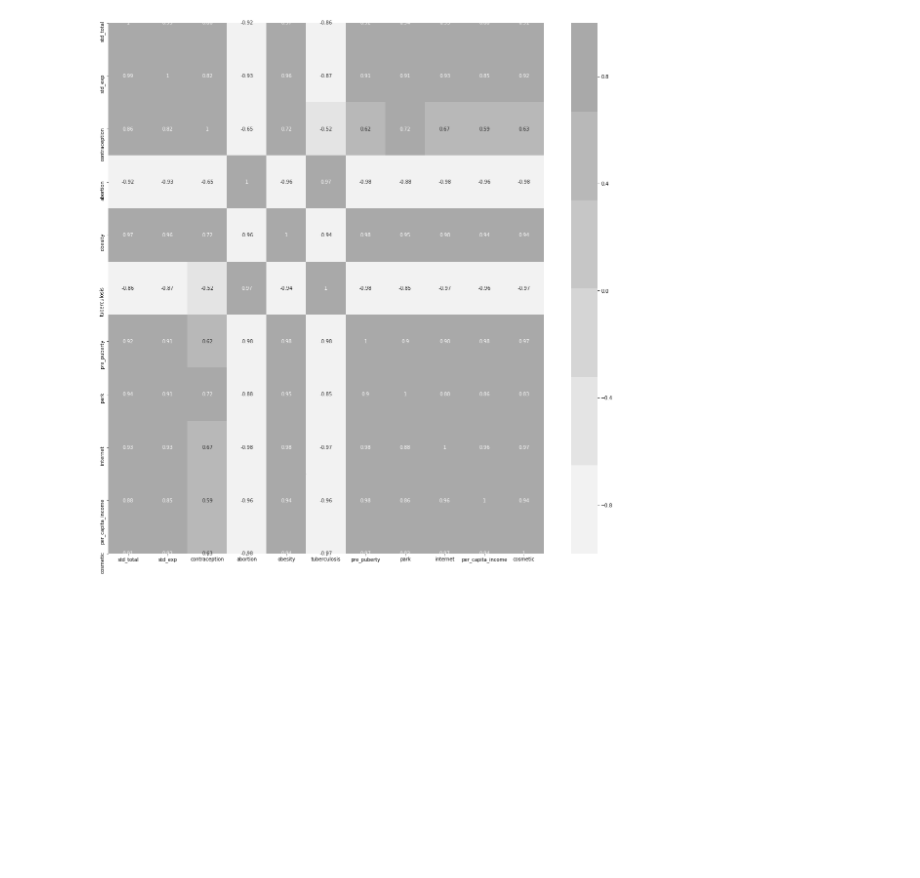
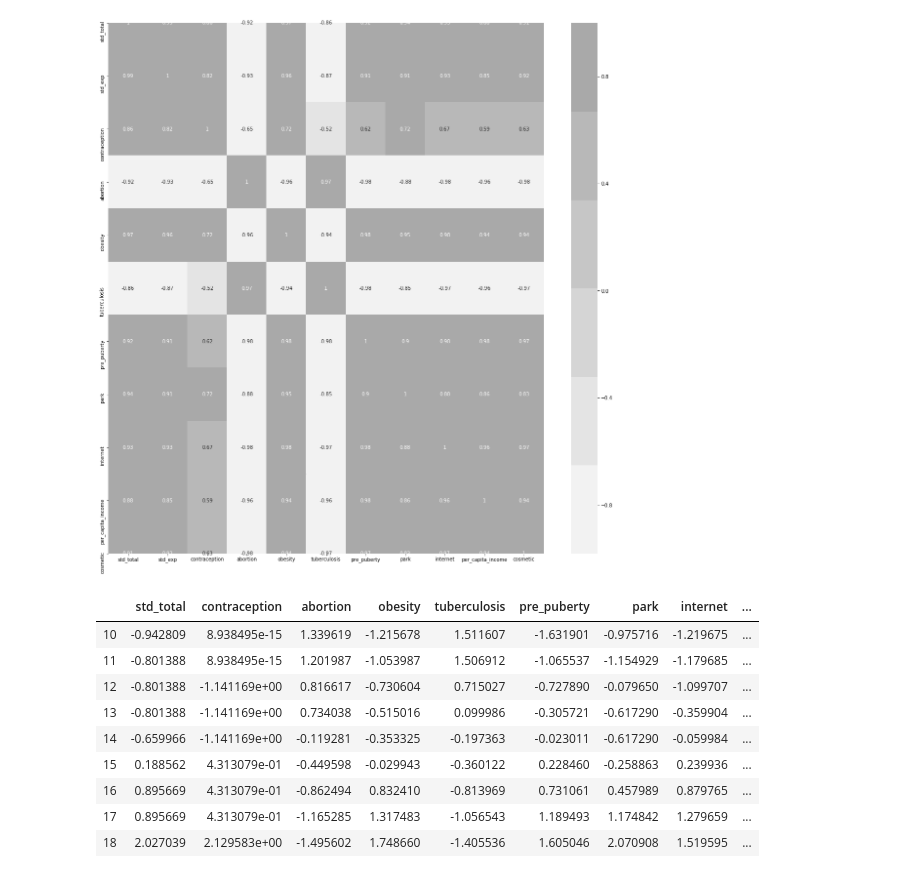
Before and after one commit to ParkJuEun95412/STD_Cause_Analysis, a Jupyter notebook: project(주은-전처리).ipynb, the cells around one changed output. Saved outputs shown, nothing was run; the diff lists cells and outputs as text; code cells hidden in the pictures; blank space fills up the shorter version.

```diff
--- a/project(주은-전처리).ipynb
+++ b/project(주은-전처리).ipynb
@@ -328,6 +306,20 @@ sns.heatmap(output_ext.corr(),annot=True,cmap=cmap)
 plt.show()
 # %% [output]
 [figure]
+# %%
+output_ext=output_ext.drop(['std_exp'], axis=1)
+output_ext
+# %% [output]
+|  | std_total | contraception | abortion | obesity | tuberculosis | pre_puberty | park | internet | ... |
+| 10 | -0.942809 | 8.938495e-15 | 1.339619 | -1.215678 | 1.511607 | -1.631901 | -0.975716 | -1.219675 | ... |
+| 11 | -0.801388 | 8.938495e-15 | 1.201987 | -1.053987 | 1.506912 | -1.065537 | -1.154929 | -1.179685 | ... |
+| 12 | -0.801388 | -1.141169e+00 | 0.816617 | -0.730604 | 0.715027 | -0.727890 | -0.079650 | -1.099707 | ... |
+| 13 | -0.801388 | -1.141169e+00 | 0.734038 | -0.515016 | 0.099986 | -0.305721 | -0.617290 | -0.359904 | ... |
+| 14 | -0.659966 | -1.141169e+00 | -0.119281 | -0.353325 | -0.197363 | -0.023011 | -0.617290 | -0.059984 | ... |
+| 15 | 0.188562 | 4.313079e-01 | -0.449598 | -0.029943 | -0.360122 | 0.228460 | -0.258863 | 0.239936 | ... |
+| 16 | 0.895669 | 4.313079e-01 | -0.862494 | 0.832410 | -0.813969 | 0.731061 | 0.457989 | 0.879765 | ... |
+| 17 | 0.895669 | 4.313079e-01 | -1.165285 | 1.317483 | -1.056543 | 1.189493 | 1.174842 | 1.279659 | ... |
+| 18 | 2.027039 | 2.129583e+00 | -1.495602 | 1.748660 | -1.405536 | 1.605046 | 2.070908 | 1.519595 | ... |
 # %%
 #다중공선성
 from sklearn.model_selection import train_test_split
```
Also changed, not shown: parts of 9 cells of this notebook, 1 other file.
